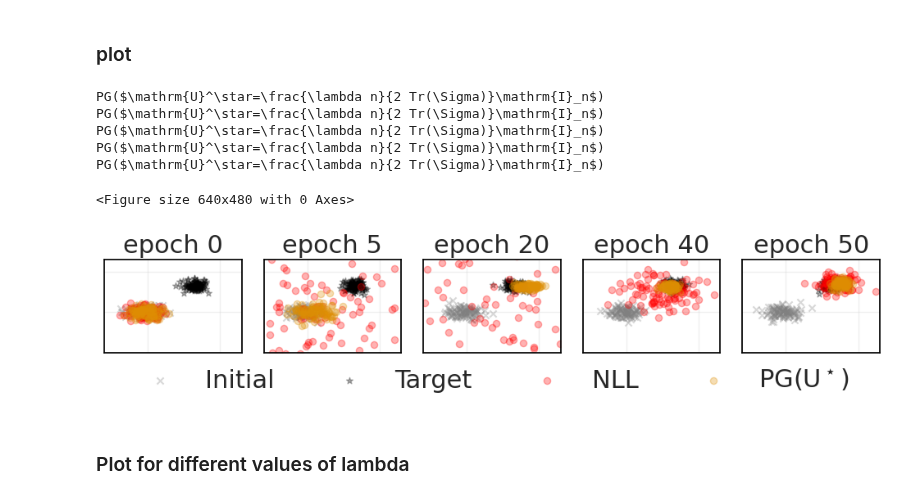
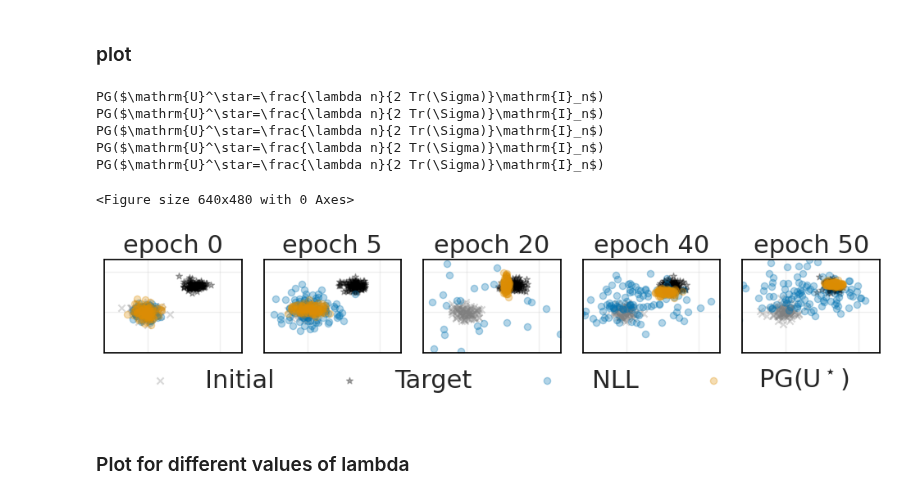
Before and after one commit to abenechehab/nll_to_po, a Jupyter notebook: notebook/4-2-fig2-distribution.ipynb, the cells around one changed output. Cells and saved outputs as stored; diff of their text form; code cells hidden in the pictures.

```diff
--- a/notebook/4-2-fig2-distribution.ipynb
+++ b/notebook/4-2-fig2-distribution.ipynb
@@ -196,9 +196,9 @@ def plot_distribution_comparison(
     colors = {
         "Initial": "gray",
         "Ground Truth": "black",
-        "NLL": "red",
-        list(dist_pg.keys())[0]: default_palette[1],
-        list(dist_pg.keys())[1]: default_palette[0],
+        "NLL": "#0173B2",
+        list(dist_pg.keys())[0]: "#DE8F05",
+        list(dist_pg.keys())[1]: "#029E73",
     }
 
     # Keep track of labels for single legend
@@ -318,26 +318,26 @@ def plot_distribution_comparison(
 # %%
 sns.despine()
 
 # if len(all_dist_pg_list) == 1:
 plot_distribution_comparison(
     dist_nll=dist_nll,
-    dist_pg=all_dist_pg_list[2],  # [0]
+    dist_pg=all_dist_pg_list[3],  # [0]
     # indices=[0, 49, 99, 149, 199, 249],
     indices=[0, 5, 20, 40, 50],
     n_samples=100,
     xlim=(-6, 13),
     ylim=(-10, 13),
     save_path="../figures/distribution_comparison.pdf",
     alpha=0.3,
 )
 # %% [output]
 PG($\mathrm{U}^\star=\frac{\lambda n}{2 Tr(\Sigma)}\mathrm{I}_n$)
 PG($\mathrm{U}^\star=\frac{\lambda n}{2 Tr(\Sigma)}\mathrm{I}_n$)
 PG($\mathrm{U}^\star=\frac{\lambda n}{2 Tr(\Sigma)}\mathrm{I}_n$)
 PG($\mathrm{U}^\star=\frac{\lambda n}{2 Tr(\Sigma)}\mathrm{I}_n$)
 PG($\mathrm{U}^\star=\frac{\lambda n}{2 Tr(\Sigma)}\mathrm{I}_n$)
 <Figure size 640x480 with 0 Axes>
-[figure, old version]
+[figure, new version]
 # %% [markdown]
 ### Plot for different values of lambda
 # %%
```
Also changed, not shown: parts of 2 cells of this notebook, 1 other file.
